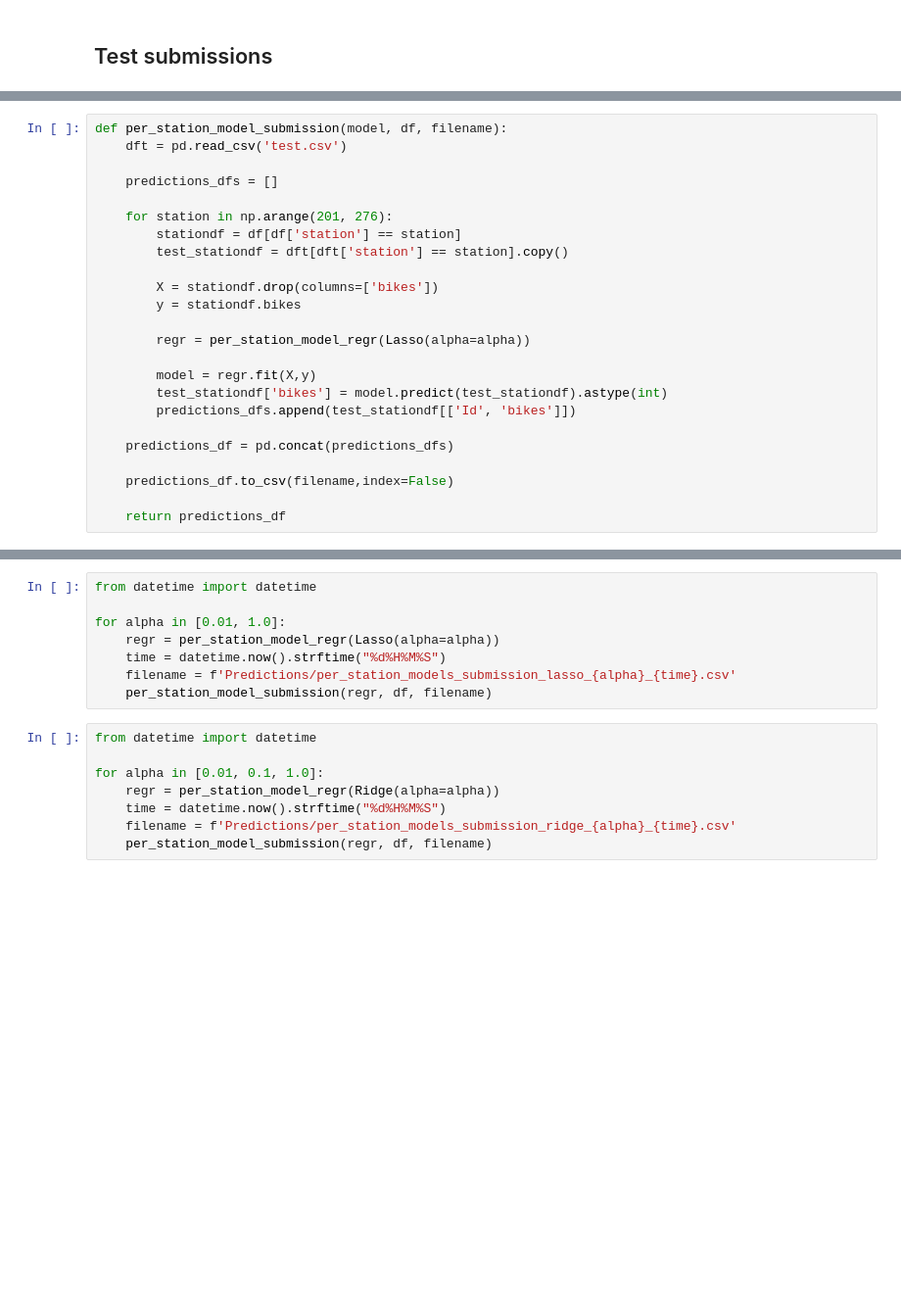
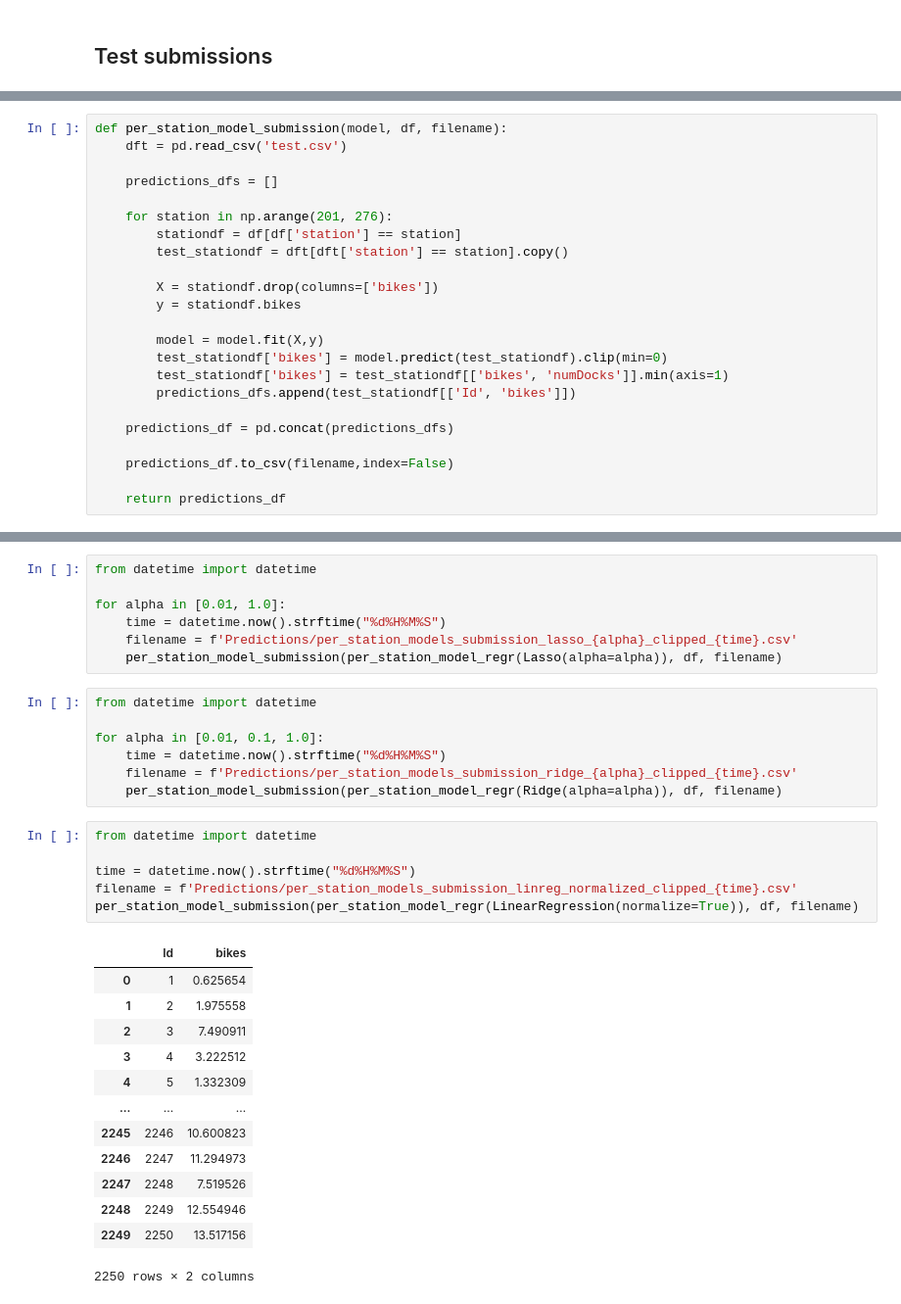
Before and after one commit to tashinam/morebikes, a Jupyter notebook: linear-models.ipynb, the cells around one changed output, grey strips where cells are left out. Shown: that part at 98% size. Drawn from its saved outputs; the diff is of its cells as text; blank space fills up the shorter version.

Commit message:
add clipping to predictions
and fixed some issues with the per station models

```diff
--- a/linear-models.ipynb
+++ b/linear-models.ipynb
@@ -396,10 +396,9 @@ def per_station_model_submission(model, df, filename):
         X = stationdf.drop(columns=['bikes'])
         y = stationdf.bikes
 
-        regr = per_station_model_regr(Lasso(alpha=alpha))
-
-        model = regr.fit(X,y)
-        test_stationdf['bikes'] = model.predict(test_stationdf).astype(int)
+        model = model.fit(X,y)
+        test_stationdf['bikes'] = model.predict(test_stationdf).clip(min=0)
+        test_stationdf['bikes'] = test_stationdf[['bikes', 'numDocks']].min(axis=1)
         predictions_dfs.append(test_stationdf[['Id', 'bikes']])
 
     predictions_df = pd.concat(predictions_dfs)
@@ -427,15 +424,33 @@ for alpha in [0.01, 0.1, 1.0]:
 from datetime import datetime
 
 for alpha in [0.01, 1.0]:
-    regr = per_station_model_regr(Lasso(alpha=alpha))
     time = datetime.now().strftime("%d%H%M%S")
-    filename = f'Predictions/per_station_models_submission_lasso_{alpha}_{time}.csv'
-    per_station_model_submission(regr, df, filename)
+    filename = f'Predictions/per_station_models_submission_lasso_{alpha}_clipped_{time}.csv'
+    per_station_model_submission(per_station_model_regr(Lasso(alpha=alpha)), df, filename)
 # %%
 from datetime import datetime
 
 for alpha in [0.01, 0.1, 1.0]:
-    regr = per_station_model_regr(Ridge(alpha=alpha))
     time = datetime.now().strftime("%d%H%M%S")
-    filename = f'Predictions/per_station_models_submission_ridge_{alpha}_{time}.csv'
-    per_station_model_submission(regr, df, filename)
+    filename = f'Predictions/per_station_models_submission_ridge_{alpha}_clipped_{time}.csv'
+    per_station_model_submission(per_station_model_regr(Ridge(alpha=alpha)), df, filename)
+# %%
+from datetime import datetime
+
+time = datetime.now().strftime("%d%H%M%S")
+filename = f'Predictions/per_station_models_submission_linreg_normalized_clipped_{time}.csv'
+per_station_model_submission(per_station_model_regr(LinearRegression(normalize=True)), df, filename)
+# %% [output]
+|  | Id | bikes |
+| 0 | 1 | 0.625654 |
+| 1 | 2 | 1.975558 |
+| 2 | 3 | 7.490911 |
+| 3 | 4 | 3.222512 |
+| 4 | 5 | 1.332309 |
+| ... | ... | ... |
+| 2245 | 2246 | 10.600823 |
+| 2246 | 2247 | 11.294973 |
+| 2247 | 2248 | 7.519526 |
+| 2248 | 2249 | 12.554946 |
+| 2249 | 2250 | 13.517156 |
+2250 rows × 2 columns
```
Also changed, not shown: parts of 3 cells of this notebook.
